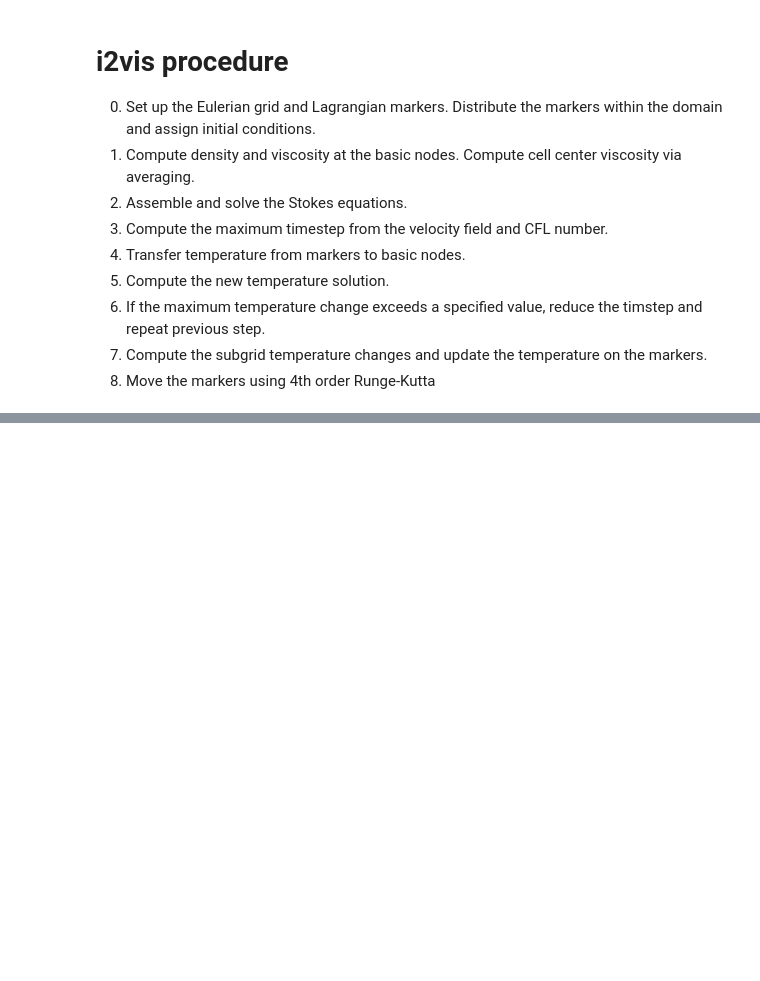
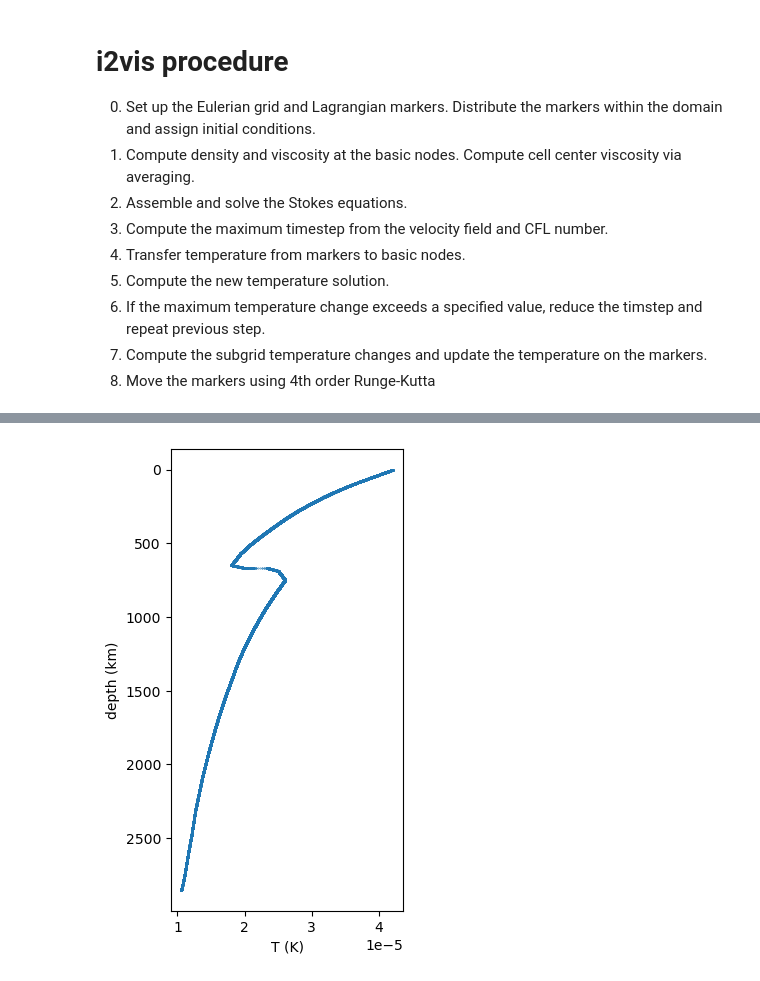
Before and after one commit to maxrudolph/gerya-julia, a Jupyter notebook: M06-Plume.ipynb, the cells around one changed output, grey strips where cells are left out. Cells and saved outputs as stored; diff of their text form; code cells hidden in the pictures; blank space fills up the shorter version.

```diff
--- a/M06-Plume.ipynb
+++ b/M06-Plume.ipynb
@@ -770,3 +791,12 @@ show()
+# %%
+figure(figsize=(3,6))
+scatter(markers.scalars[markers.scalarFields["alpha"],1:markers.nmark],markers.x[2,1:markers.nmark]/1.e3,s=0.1)
+gca().invert_yaxis()
+gca().set_xlabel("T (K)")
+gca().set_ylabel("depth (km)")
+show()
+# %% [output]
+[figure, added]
 # %%
 depth = LinRange(0,2850.e3,1000)
 eta_ref=zeros(Float64,1000)
```
Also changed, not shown: parts of 9 cells of this notebook, 1 other file.
